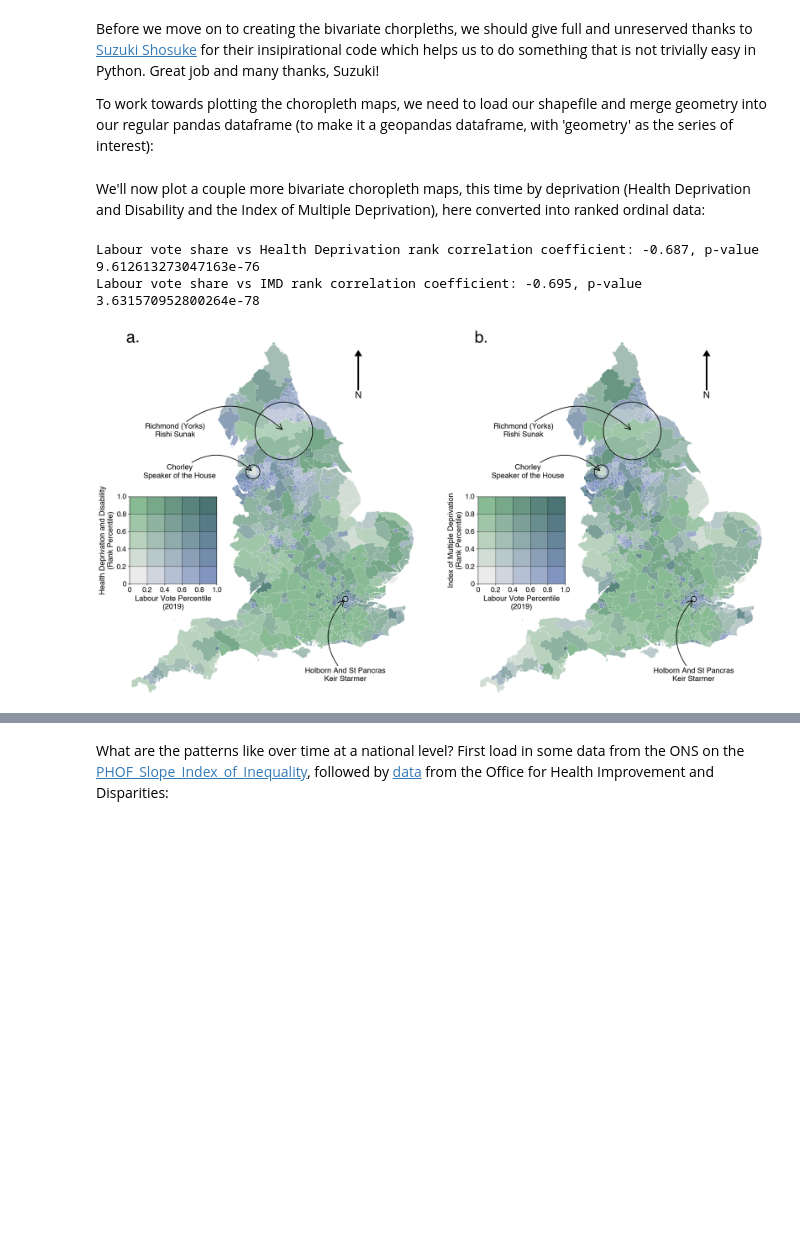
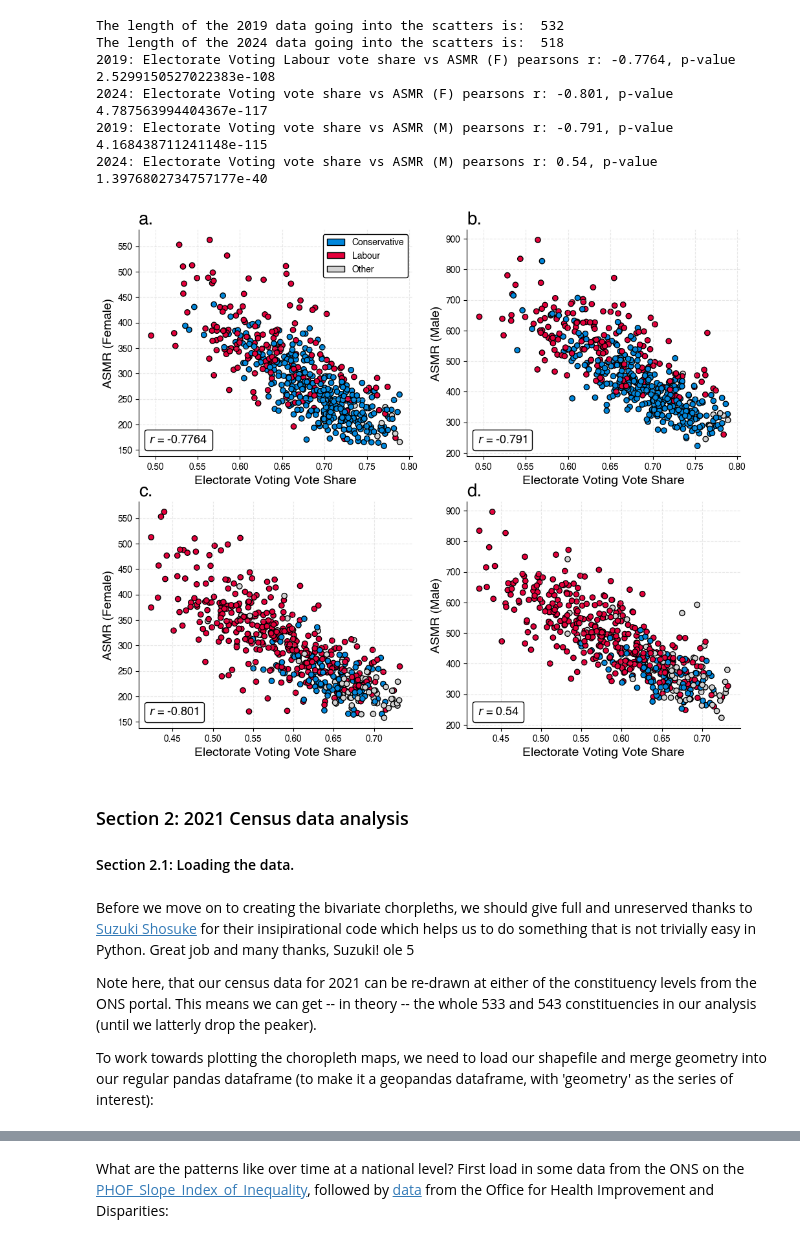
Before and after one commit to crahal/replicating_smith_and_dorling, a Jupyter notebook: src/replicating_smith_and_dorling.ipynb, the cells around one changed output, grey strips where cells are left out. Cells and saved outputs as stored; diff of their text form; code cells hidden in the pictures; blank space fills up the shorter version.

```diff
--- a/src/replicating_smith_and_dorling.ipynb
+++ b/src/replicating_smith_and_dorling.ipynb
@@ -38,4 +169,21 @@ Labour vote share vs ASMR (M) pearsons r: 0.707, p-value 6.947740245646491e-82
+# %%
+plot_scatters(df_2019, df_2024, ['Vote PC', 'Electorate Voting', False])
+# %% [output]
+The length of the 2019 data going into the scatters is:  532
+The length of the 2024 data going into the scatters is:  518
+2019: Electorate Voting Labour vote share vs ASMR (F) pearsons r: -0.7764, p-value 2.5299150527022383e-108
+2024: Electorate Voting vote share vs ASMR (F) pearsons r: -0.801, p-value 4.787563994404367e-117
+2019: Electorate Voting vote share vs ASMR (M) pearsons r: -0.791, p-value 4.168438711241148e-115
+2024: Electorate Voting vote share vs ASMR (M) pearsons r: 0.54, p-value 1.3976802734757177e-40
+[figure, added]
+# %% [markdown]
+### Section 2: 2021 Census data analysis
+
+#### Section 2.1: Loading the data.
 # %% [markdown]
 Before we move on to creating the bivariate chorpleths, we should give full and unreserved thanks to [Suzuki Shosuke](https://github.com/shosuke-13/Japan-Bivariate-Choroplethmaps) for their insipirational code which helps us to do something that is not trivially easy in Python. Great job and many thanks, Suzuki!
+ole 5
+
+Note here, that our census data for 2021 can be re-drawn at either of the constituency levels from the ONS portal. This means we can get -- in theory -- the whole 533 and 543 constituencies in our analysis (until we latterly drop the peaker).
 
 To work towards plotting the choropleth maps, we need to load our shapefile and merge geometry into our regular pandas dataframe (to make it a geopandas dataframe, with 'geometry' as the series of interest):
@@ -44,8 +189,0 @@ df_gpd = make_df_gpd(df_m)
-# %% [markdown]
-We'll now plot a couple more bivariate choropleth maps, this time by deprivation (Health Deprivation and Disability and the Index of Multiple Deprivation), here converted into ranked ordinal data:
-# %%
-plot_bivariate_choropleth_map(df_gpd)
-# %% [output]
-Labour vote share vs Health Deprivation rank correlation coefficient: -0.687, p-value 9.612613273047163e-76
-Labour vote share vs IMD rank correlation coefficient: -0.695, p-value 3.631570952800264e-78
-[figure, removed]
```
Also changed, not shown: parts of 50 cells of this notebook, 7 other files.
